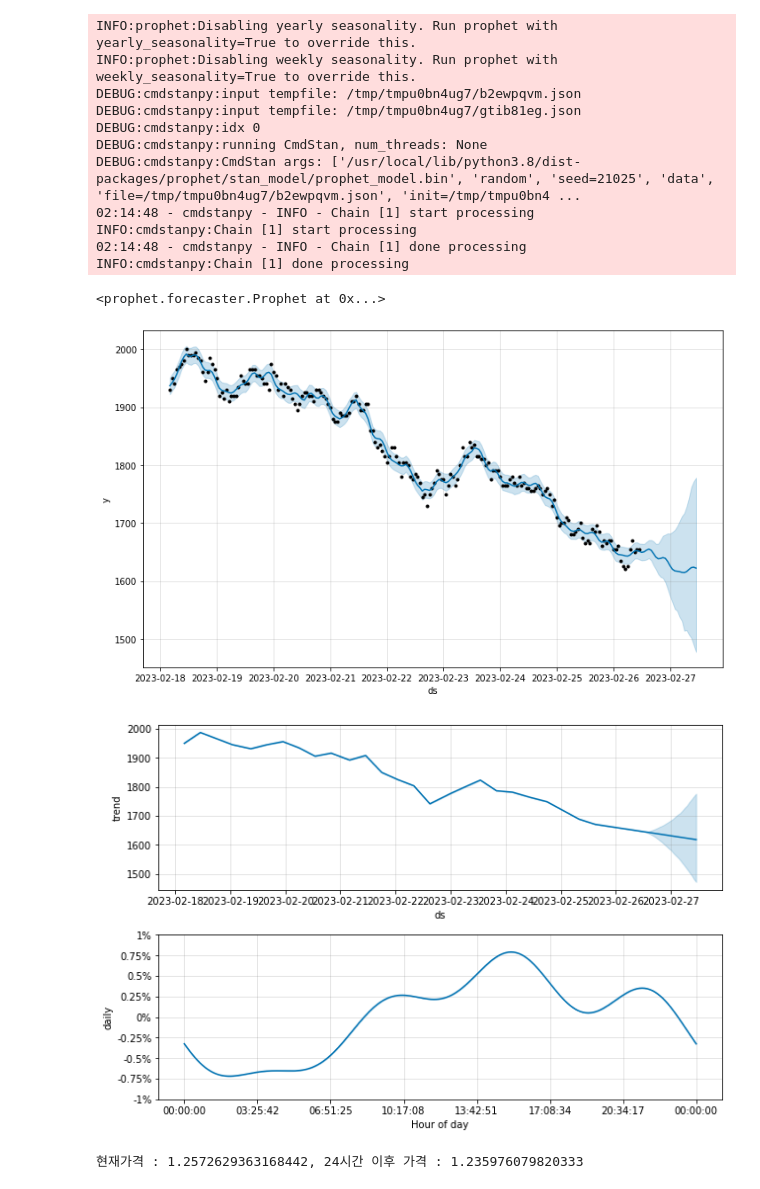
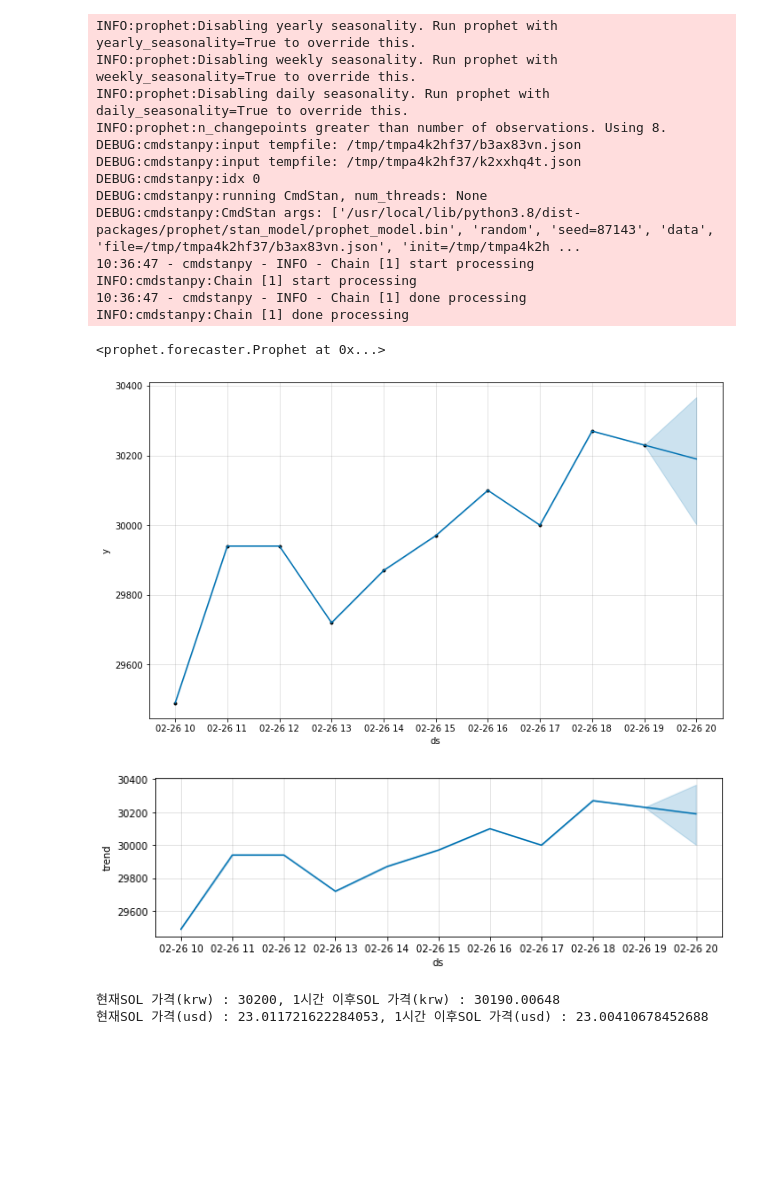
Before and after one commit to CeskKim/AI-Study, a Jupyter notebook: Model/Base/prophet_coin_prediction.ipynb, the cells around one changed output. Cells and saved outputs as stored; diff of their text form; code cells hidden in the pictures; blank space fills up the shorter version.

```diff
--- a/Model/Base/prophet_coin_prediction.ipynb
+++ b/Model/Base/prophet_coin_prediction.ipynb
@@ -36,12 +36,12 @@ from prophet import Prophet
 # %%
 #######################################################
 # 소스 데이터
-# 소스 : 업비트, 기준 : 시간, 기본 :200개
+# 소스 : 업비트, 기준 : 시간, 기본 :200개, count() : 현재 일자 대비 수치
 #######################################################
 cur = "KRW"
-name = "MATIC"
+name = "SOL"
 coin_name = f"{cur}-{name}"
-upbit_df = pyupbit.get_ohlcv(coin_name, interval = "minute60")
+upbit_df = pyupbit.get_ohlcv(coin_name, interval = "minute60",count = 10)
 upbit_df = upbit_df.reset_index()
 upbit_df['ds'] = upbit_df['index']
 upbit_df['y'] = upbit_df['close']
@@ -61,42 +61,47 @@ ph_model.fit(upbit_data)
 # %% [output]
 INFO:prophet:Disabling yearly seasonality. Run prophet with yearly_seasonality=True to override this.
 INFO:prophet:Disabling weekly seasonality. Run prophet with weekly_seasonality=True to override this.
-DEBUG:cmdstanpy:input tempfile: /tmp/tmpu0bn4ug7/b2ewpqvm.json
-DEBUG:cmdstanpy:input tempfile: /tmp/tmpu0bn4ug7/gtib81eg.json
+INFO:prophet:Disabling daily seasonality. Run prophet with daily_seasonality=True to override this.
+INFO:prophet:n_changepoints greater than number of observations. Using 8.
+DEBUG:cmdstanpy:input tempfile: /tmp/tmpa4k2hf37/b3ax83vn.json
+DEBUG:cmdstanpy:input tempfile: /tmp/tmpa4k2hf37/k2xxhq4t.json
 DEBUG:cmdstanpy:idx 0
 DEBUG:cmdstanpy:running CmdStan, num_threads: None
-DEBUG:cmdstanpy:CmdStan args: ['/usr/local/lib/python3.8/dist-packages/prophet/stan_model/prophet_model.bin', 'random', 'seed=21025', 'data', 'file=/tmp/tmpu0bn4ug7/b2ewpqvm.json', 'init=/tmp/tmpu0bn4 ...
-02:14:48 - cmdstanpy - INFO - Chain [1] start processing
+DEBUG:cmdstanpy:CmdStan args: ['/usr/local/lib/python3.8/dist-packages/prophet/stan_model/prophet_model.bin', 'random', 'seed=87143', 'data', 'file=/tmp/tmpa4k2hf37/b3ax83vn.json', 'init=/tmp/tmpa4k2h ...
+10:36:47 - cmdstanpy - INFO - Chain [1] start processing
 INFO:cmdstanpy:Chain [1] start processing
-02:14:48 - cmdstanpy - INFO - Chain [1] done processing
+10:36:47 - cmdstanpy - INFO - Chain [1] done processing
 INFO:cmdstanpy:Chain [1] done processing
 <prophet.forecaster.Prophet at 0x...>
 # %%
-ph_future = ph_model.make_future_dataframe(periods=24, freq='H')
+periods = 1 #시간 단위
+ph_future = ph_model.make_future_dataframe(periods=1, freq='H')
 ph_forecast = ph_model.predict(ph_future)
 ph_fig = ph_model.plot(ph_forecast)
 # %% [output]
-[figure, old version]
+[figure, new version]
 # %%
 #######################################################
 # 트렌드 예측값
 #######################################################
 ph_fig = ph_model.plot_components(ph_forecast)
 # %% [output]
-[figure, old version]
+[figure, new version]
 # %%
 #######################################################
-# 현재가격, 24시간이후 예측 가격
+# 현재가격, periods 시간이후 예측 가격
 #######################################################
 from currency_converter import CurrencyConverter
 cur = CurrencyConverter('http://www.ecb.europa.eu/stats/eurofxref/eurofxref.zip')
-upbit_now = pyupbit.get_current_price(coin_name)
-upbit_aft_24 = ph_forecast['yhat'].values[-1]
+upbit_now_krw = pyupbit.get_current_price(coin_name)
+upbit_aft_krw = ph_forecast['yhat'].values[-1]
 
 # 환율 변환
-upbit_now_cur = cur.convert(upbit_now, 'KRW', 'USD')
-upbit_aft_24_cur = cur.convert(upbit_aft_24, 'KRW', 'USD')
+upbit_now_usd = cur.convert(upbit_now_krw, 'KRW', 'USD')
+upbit_aft_usd = cur.convert(upbit_aft_krw, 'KRW', 'USD')
 
-print(f"현재가격 : {upbit_now_cur}, 24시간 이후 가격 : {upbit_aft_24_cur}")
+print(f"현재{name} 가격(krw) : {upbit_now_krw}, {periods}시간 이후{name} 가격(krw) : {upbit_aft_krw}")
+print(f"현재{name} 가격(usd) : {upbit_now_usd}, {periods}시간 이후{name} 가격(usd) : {upbit_aft_usd}")
 # %% [output]
-현재가격 : 1.2572629363168442, 24시간 이후 가격 : 1.235976079820333
+현재SOL 가격(krw) : 30200, 1시간 이후SOL 가격(krw) : 30190.00648
+현재SOL 가격(usd) : 23.011721622284053, 1시간 이후SOL 가격(usd) : 23.00410678452688
```
Also changed, not shown: parts of 1 cell of this notebook.
